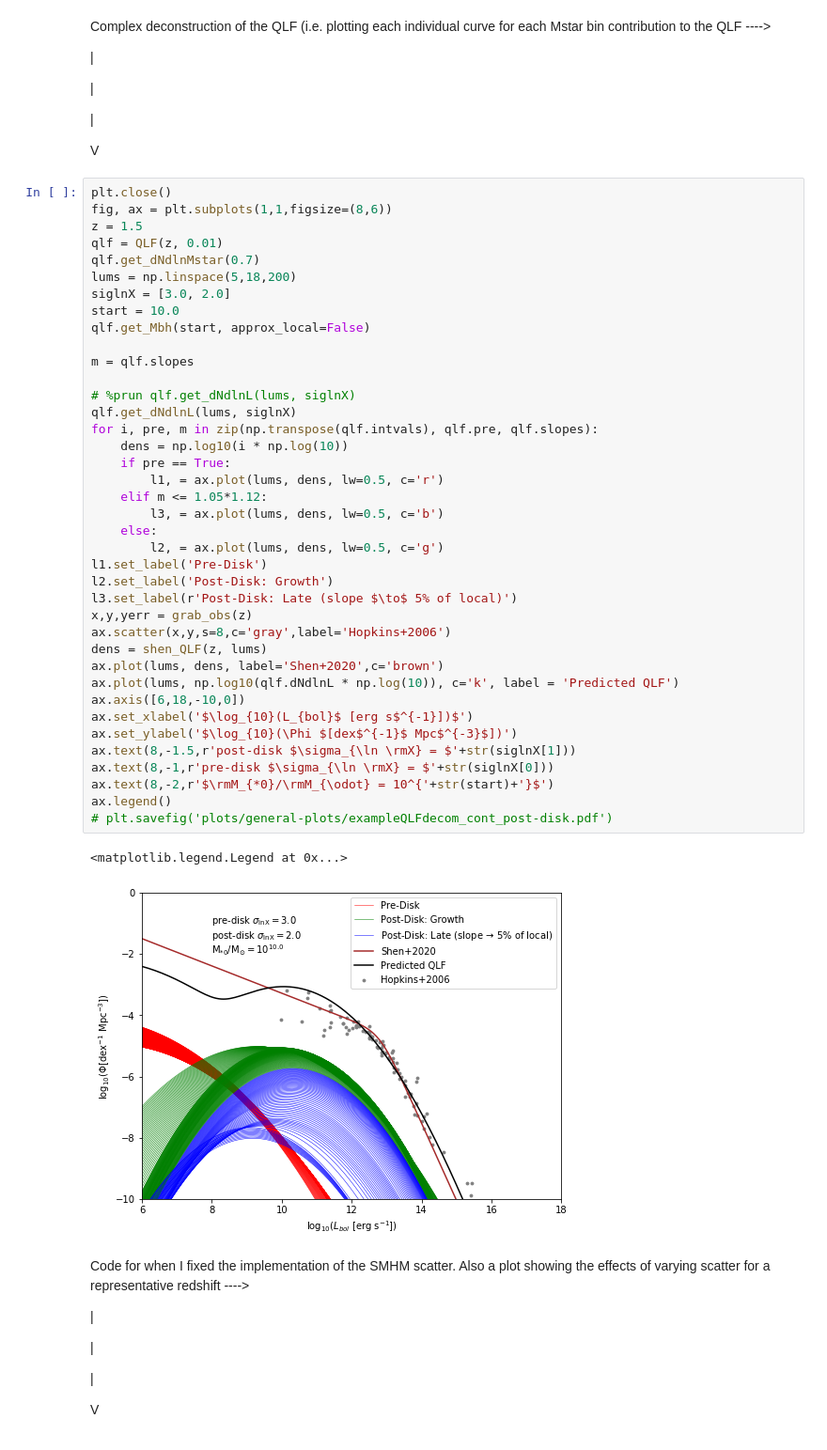
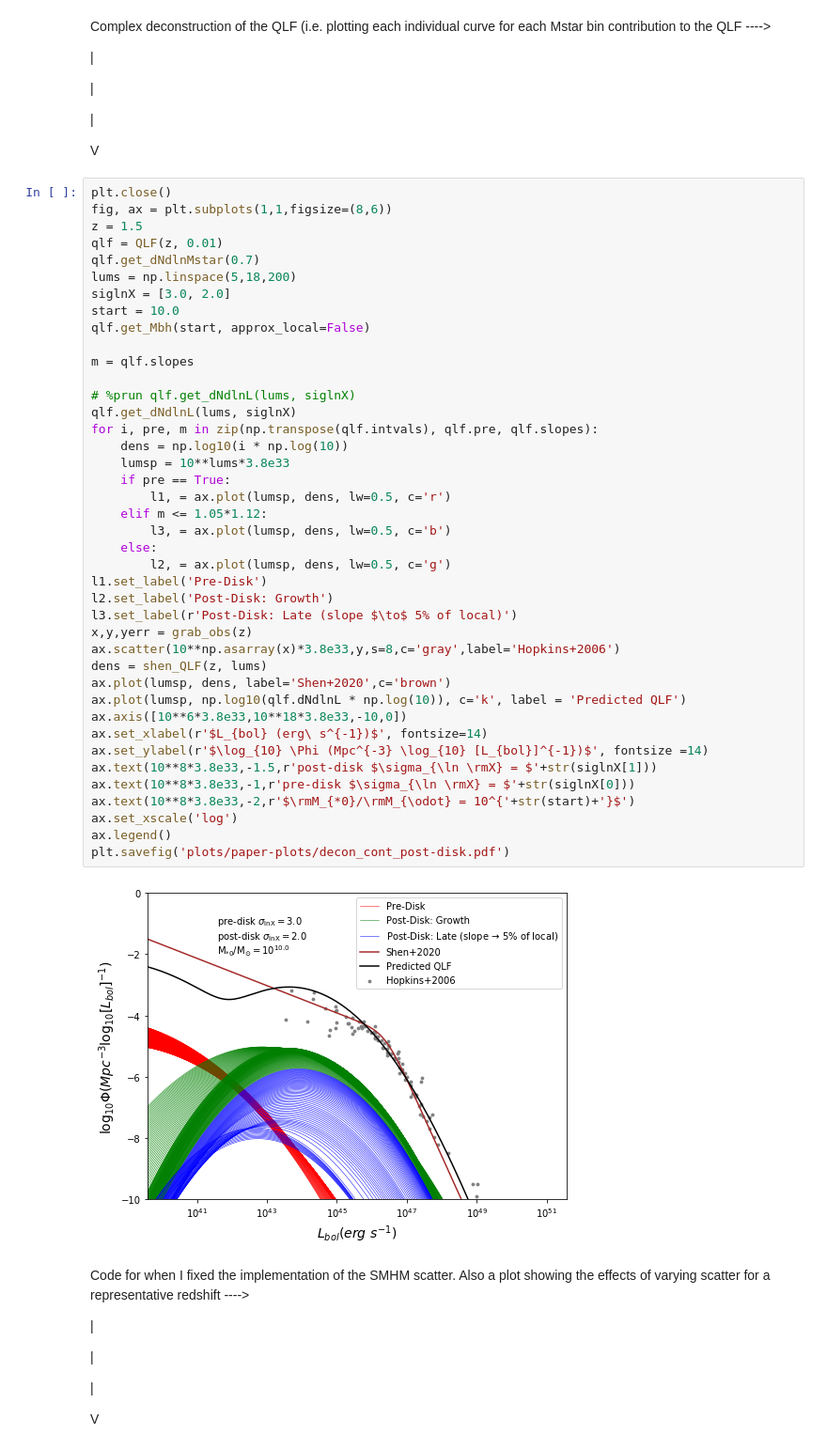
Before and after one commit to megantillman/get_QLF, a Jupyter notebook: function_updates.ipynb, the cells around one changed output. Shown at 94% size. Saved outputs shown, nothing was run; the diff lists cells and outputs as text.

```diff
--- a/function_updates.ipynb
+++ b/function_updates.ipynb
@@ -355,45 +391,46 @@ V
 # %%
 plt.close()
 fig, ax = plt.subplots(1,1,figsize=(8,6))
 z = 1.5
 qlf = QLF(z, 0.01)
 qlf.get_dNdlnMstar(0.7)
 lums = np.linspace(5,18,200)
 siglnX = [3.0, 2.0]
 start = 10.0
 qlf.get_Mbh(start, approx_local=False)
 
 m = qlf.slopes
 
 # %prun qlf.get_dNdlnL(lums, siglnX)
 qlf.get_dNdlnL(lums, siglnX)
 for i, pre, m in zip(np.transpose(qlf.intvals), qlf.pre, qlf.slopes):
     dens = np.log10(i * np.log(10))
+    lumsp = 10**lums*3.8e33
     if pre == True:
-        l1, = ax.plot(lums, dens, lw=0.5, c='r')
+        l1, = ax.plot(lumsp, dens, lw=0.5, c='r')
     elif m <= 1.05*1.12:
-        l3, = ax.plot(lums, dens, lw=0.5, c='b')
+        l3, = ax.plot(lumsp, dens, lw=0.5, c='b')
     else:
-        l2, = ax.plot(lums, dens, lw=0.5, c='g')
+        l2, = ax.plot(lumsp, dens, lw=0.5, c='g')
 l1.set_label('Pre-Disk')
 l2.set_label('Post-Disk: Growth')
 l3.set_label(r'Post-Disk: Late (slope $\to$ 5% of local)')
 x,y,yerr = grab_obs(z)
-ax.scatter(x,y,s=8,c='gray',label='Hopkins+2006')
+ax.scatter(10**np.asarray(x)*3.8e33,y,s=8,c='gray',label='Hopkins+2006')
 dens = shen_QLF(z, lums)
-ax.plot(lums, dens, label='Shen+2020',c='brown')
-ax.plot(lums, np.log10(qlf.dNdlnL * np.log(10)), c='k', label = 'Predicted QLF')
-ax.axis([6,18,-10,0])
-ax.set_xlabel('$\log_{10}(L_{bol}$ [erg s$^{-1}])$')
-ax.set_ylabel('$\log_{10}(\Phi $[dex$^{-1}$ Mpc$^{-3}$])')
-ax.text(8,-1.5,r'post-disk $\sigma_{\ln \rmX} = $'+str(siglnX[1]))
-ax.text(8,-1,r'pre-disk $\sigma_{\ln \rmX} = $'+str(siglnX[0]))
-ax.text(8,-2,r'$\rmM_{*0}/\rmM_{\odot} = 10^{'+str(start)+'}$')
+ax.plot(lumsp, dens, label='Shen+2020',c='brown')
+ax.plot(lumsp, np.log10(qlf.dNdlnL * np.log(10)), c='k', label = 'Predicted QLF')
+ax.axis([10**6*3.8e33,10**18*3.8e33,-10,0])
+ax.set_xlabel(r'$L_{bol} (erg\ s^{-1})$', fontsize=14)
+ax.set_ylabel(r'$\log_{10} \Phi (Mpc^{-3} \log_{10} [L_{bol}]^{-1})$', fontsize =14)
+ax.text(10**8*3.8e33,-1.5,r'post-disk $\sigma_{\ln \rmX} = $'+str(siglnX[1]))
+ax.text(10**8*3.8e33,-1,r'pre-disk $\sigma_{\ln \rmX} = $'+str(siglnX[0]))
+ax.text(10**8*3.8e33,-2,r'$\rmM_{*0}/\rmM_{\odot} = 10^{'+str(start)+'}$')
+ax.set_xscale('log')
 ax.legend()
-# plt.savefig('plots/general-plots/exampleQLFdecom_cont_post-disk.pdf')
+plt.savefig('plots/paper-plots/decon_cont_post-disk.pdf')
 # %% [output]
-<matplotlib.legend.Legend at 0x...>
-[figure, old version]
+[figure, new version]
 # %% [markdown]
 Code for when I fixed the implementation of the SMHM scatter. Also a plot showing the effects of varying scatter for a representative redshift ---->
 
```
Also changed, not shown: parts of 10 cells of this notebook.
